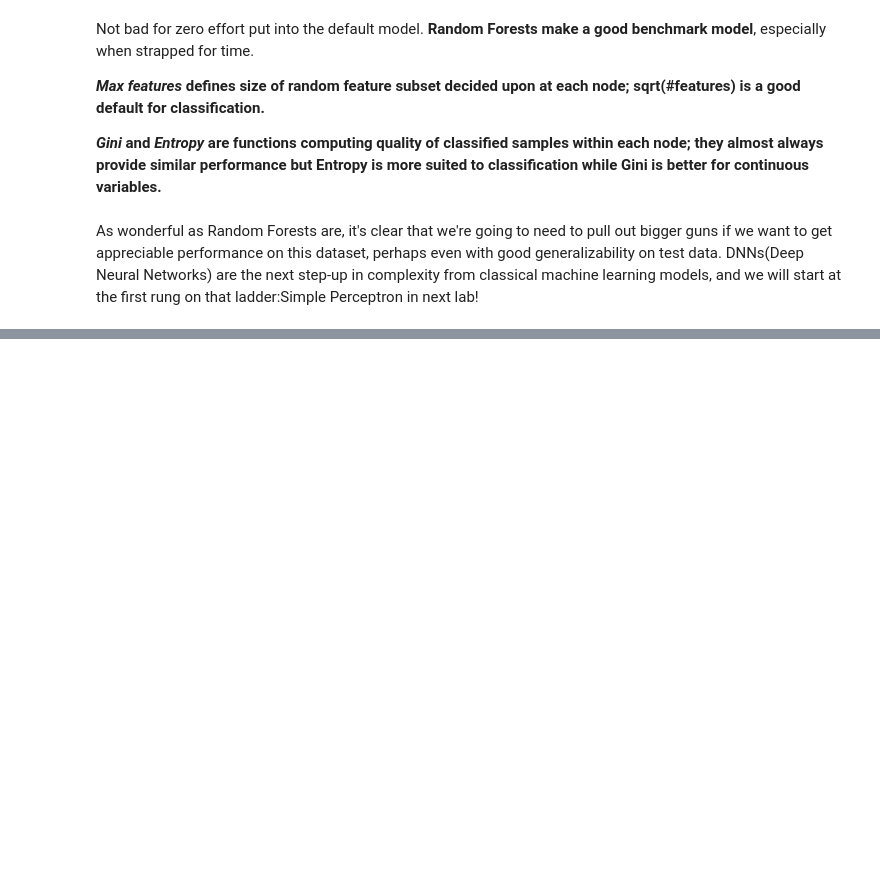
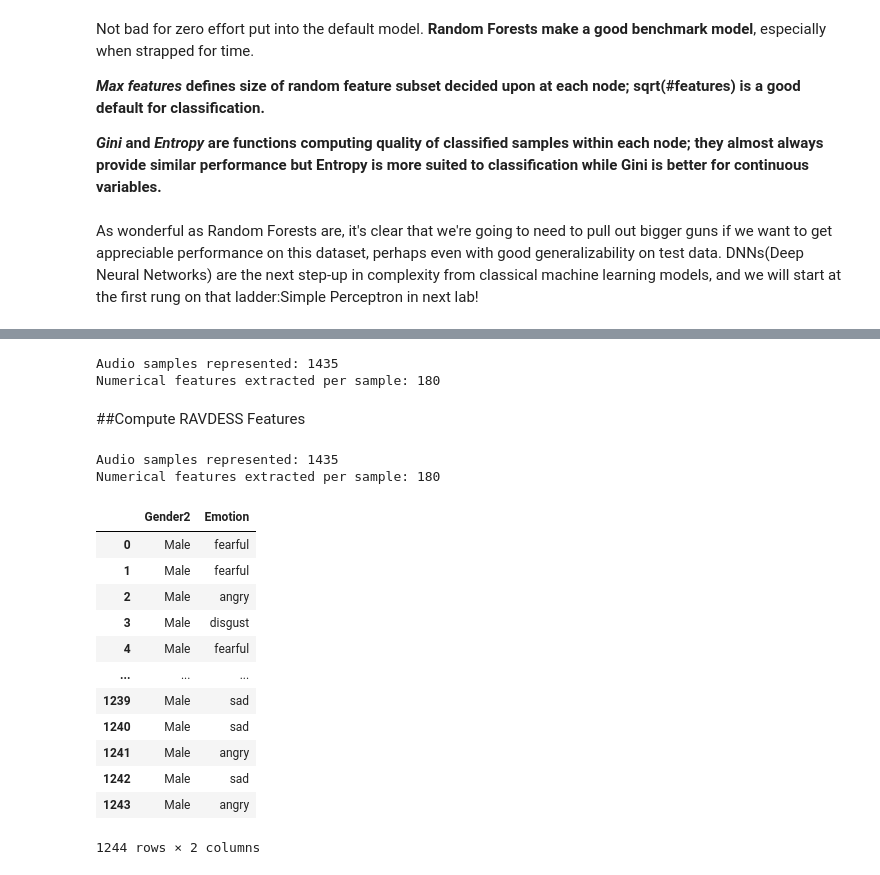
Before and after one commit to SorrenJ/Week3-Machine_Learning, a Jupyter notebook: Week_3_MachineLearning.ipynb, the cells around one changed output, grey strips where cells are left out. Drawn from its saved outputs; the diff is of its cells as text; code cells hidden in the pictures; blank space fills up the shorter version.

```diff
--- a/Week_3_MachineLearning.ipynb
+++ b/Week_3_MachineLearning.ipynb
@@ -573,0 +693,8 @@ As wonderful as Random Forests are, it's clear that we're going to need to pull
+# %%
+features_emodb_df = dataframe_features(features_emodb)
+features_emodb_df
+# %% [output]
+Audio samples represented: 1435
+Numerical features extracted per sample: 180
+# %% [markdown]
+##Compute RAVDESS Features
@@ -573,0 +746,23 @@ As wonderful as Random Forests are, it's clear that we're going to need to pull
+# %%
+features_rav_df = dataframe_features(features_rav)
+features_rav_df
+# %% [output]
+Audio samples represented: 1435
+Numerical features extracted per sample: 180
+# %%
+ravdes2_df = pd.DataFrame({'Gender2':genders_rav,'Emotion':emotions_rav })
+ravdes2_df
+# %% [output]
+|  | Gender2 | Emotion |
+| 0 | Male | fearful |
+| 1 | Male | fearful |
+| 2 | Male | angry |
+| 3 | Male | disgust |
+| 4 | Male | fearful |
+| ... | ... | ... |
+| 1239 | Male | sad |
+| 1240 | Male | sad |
+| 1241 | Male | angry |
+| 1242 | Male | sad |
+| 1243 | Male | angry |
+1244 rows × 2 columns
```
Also changed, not shown: parts of 30 cells of this notebook.
